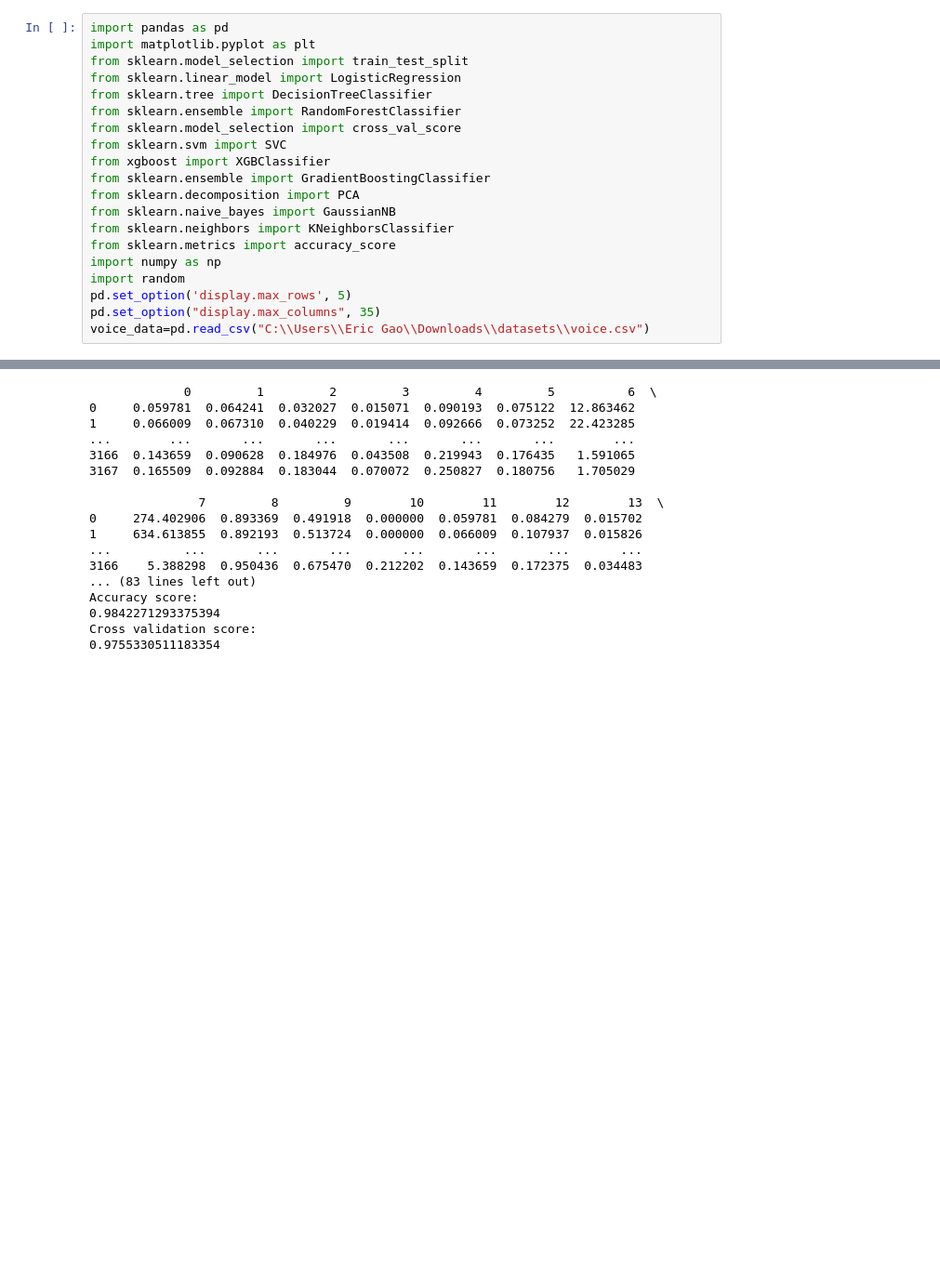
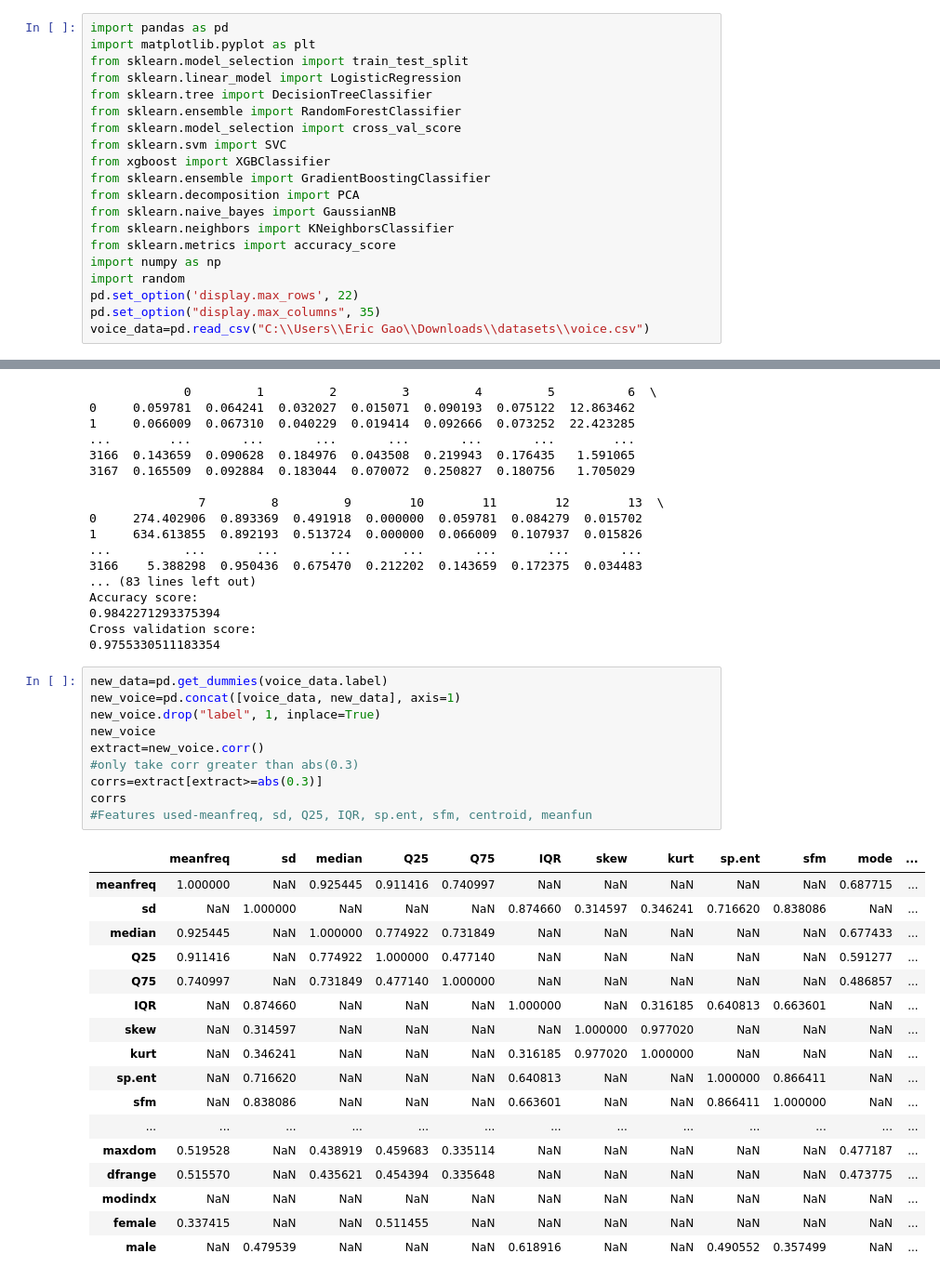
Before and after one commit to saisaigraph/Machine-Learning, a Jupyter notebook: Using ML to identify Voice.ipynb, the cells around one changed output, grey strips where cells are left out. Shown at 93% size. Cells and saved outputs as stored; diff of their text form; blank space fills up the shorter version.

```diff
--- a/Using ML to identify Voice.ipynb
+++ b/Using ML to identify Voice.ipynb
@@ -15,7 +15,7 @@ from sklearn.neighbors import KNeighborsClassifier
 from sklearn.metrics import accuracy_score
 import numpy as np
 import random
-pd.set_option('display.max_rows', 5)
+pd.set_option('display.max_rows', 22)
 pd.set_option("display.max_columns", 35)
 voice_data=pd.read_csv("C:\\Users\\Eric Gao\\Downloads\\datasets\\voice.csv")
 # %%
@@ -668,3 +668,31 @@ Accuracy score:
 0.9842271293375394
 Cross validation score:
 0.9755330511183354
+# %%
+new_data=pd.get_dummies(voice_data.label)
+new_voice=pd.concat([voice_data, new_data], axis=1)
+new_voice.drop("label", 1, inplace=True)
+new_voice
+extract=new_voice.corr()
+#only take corr greater than abs(0.3)
+corrs=extract[extract>=abs(0.3)]
+corrs
+#Features used-meanfreq, sd, Q25, IQR, sp.ent, sfm, centroid, meanfun
+# %% [output]
+|  | meanfreq | sd | median | Q25 | Q75 | IQR | skew | kurt | sp.ent | sfm | mode | ... |
+| meanfreq | 1.000000 | NaN | 0.925445 | 0.911416 | 0.740997 | NaN | NaN | NaN | NaN | NaN | 0.687715 | ... |
+| sd | NaN | 1.000000 | NaN | NaN | NaN | 0.874660 | 0.314597 | 0.346241 | 0.716620 | 0.838086 | NaN | ... |
+| median | 0.925445 | NaN | 1.000000 | 0.774922 | 0.731849 | NaN | NaN | NaN | NaN | NaN | 0.677433 | ... |
+| Q25 | 0.911416 | NaN | 0.774922 | 1.000000 | 0.477140 | NaN | NaN | NaN | NaN | NaN | 0.591277 | ... |
+| Q75 | 0.740997 | NaN | 0.731849 | 0.477140 | 1.000000 | NaN | NaN | NaN | NaN | NaN | 0.486857 | ... |
+| IQR | NaN | 0.874660 | NaN | NaN | NaN | 1.000000 | NaN | 0.316185 | 0.640813 | 0.663601 | NaN | ... |
+| skew | NaN | 0.314597 | NaN | NaN | NaN | NaN | 1.000000 | 0.977020 | NaN | NaN | NaN | ... |
+| kurt | NaN | 0.346241 | NaN | NaN | NaN | 0.316185 | 0.977020 | 1.000000 | NaN | NaN | NaN | ... |
+| sp.ent | NaN | 0.716620 | NaN | NaN | NaN | 0.640813 | NaN | NaN | 1.000000 | 0.866411 | NaN | ... |
+| sfm | NaN | 0.838086 | NaN | NaN | NaN | 0.663601 | NaN | NaN | 0.866411 | 1.000000 | NaN | ... |
+| ... | ... | ... | ... | ... | ... | ... | ... | ... | ... | ... | ... | ... |
+| maxdom | 0.519528 | NaN | 0.438919 | 0.459683 | 0.335114 | NaN | NaN | NaN | NaN | NaN | 0.477187 | ... |
+| dfrange | 0.515570 | NaN | 0.435621 | 0.454394 | 0.335648 | NaN | NaN | NaN | NaN | NaN | 0.473775 | ... |
+| modindx | NaN | NaN | NaN | NaN | NaN | NaN | NaN | NaN | NaN | NaN | NaN | ... |
+| female | 0.337415 | NaN | NaN | 0.511455 | NaN | NaN | NaN | NaN | NaN | NaN | NaN | ... |
+| male | NaN | 0.479539 | NaN | NaN | NaN | 0.618916 | NaN | NaN | 0.490552 | 0.357499 | NaN | ... |
```
Also changed, not shown: parts of 3 cells of this notebook.
